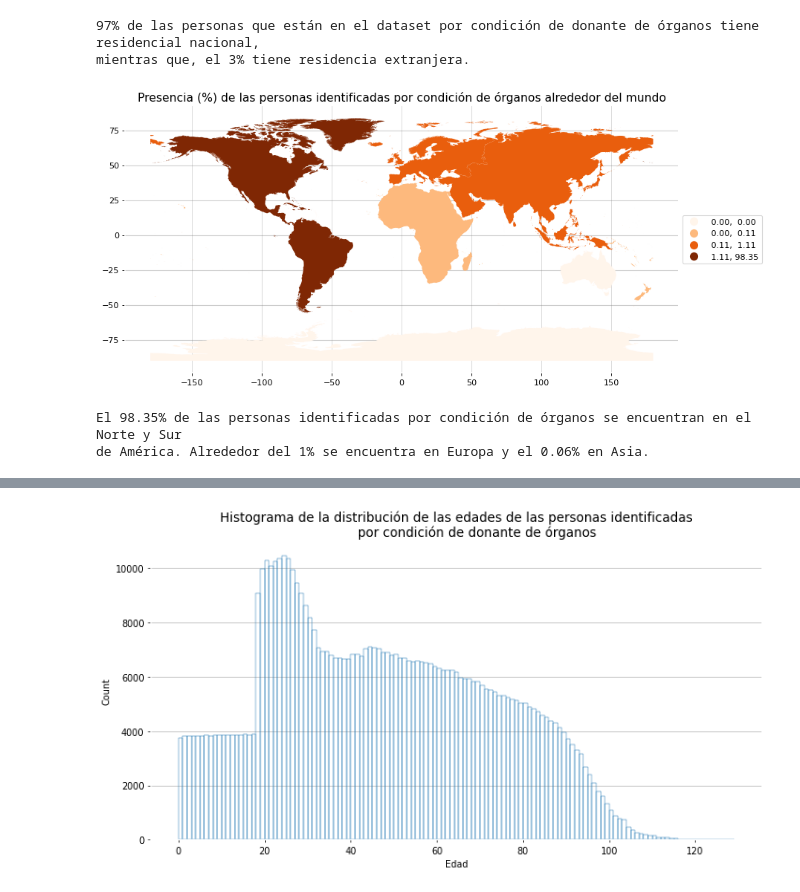
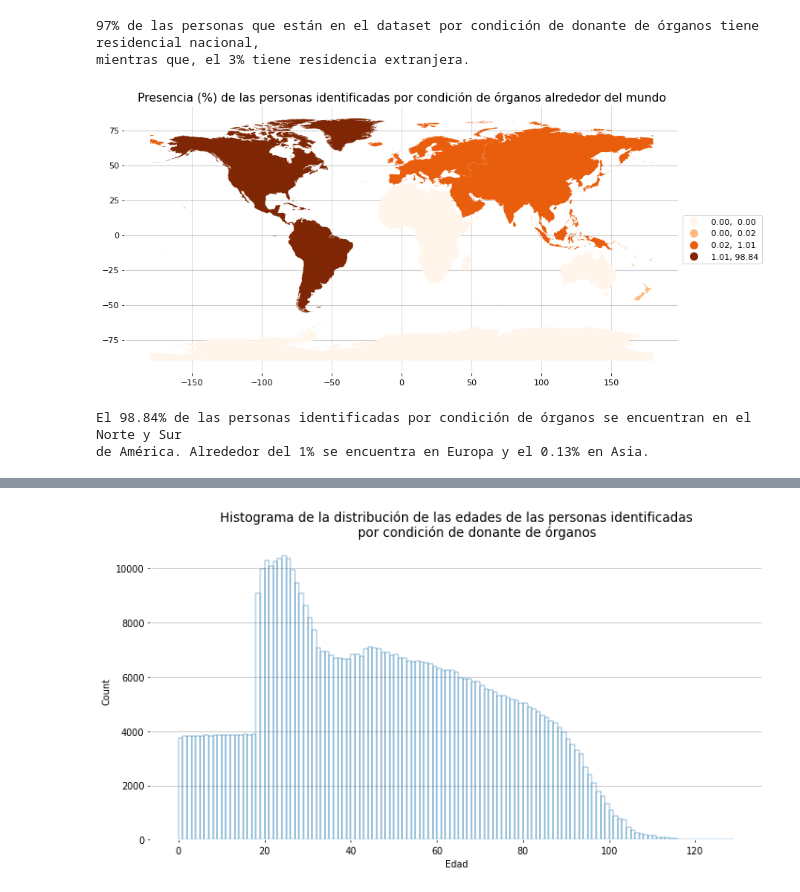
Before and after one commit to SebastianUrdaneguiBisalaya/Analisis-Donantes-RENIEC, a Jupyter notebook: analisis.ipynb, the cells around one changed output, grey strips where cells are left out. Drawn from its saved outputs; the diff is of its cells as text; code cells hidden in the pictures.

```diff
--- a/analisis.ipynb
+++ b/analisis.ipynb
@@ -170,11 +171,10 @@ mientras que, el 3% tiene residencia extranjera.''')
 97% de las personas que están en el dataset por condición de donante de órganos tiene residencial nacional,
 mientras que, el 3% tiene residencia extranjera.
 # %%
-df2 = pd.DataFrame(data.Continente.value_counts().apply(lambda x : round(x / data.Continente.count()*100,2))).reset_index()
-df2 = df2.append({'index':'South America','Continente':98.35}, ignore_index=True)
+df2 = pd.DataFrame(data.groupby("Continente")["Cantidad"].sum()).apply(lambda x : round(x / sum(data["Cantidad"])*100,2)).reset_index()
+df2 = df2.append({'Continente':'South America','Cantidad':98.84}, ignore_index=True)
 df2 = df2.rename(columns = {
-    'Continente':'%',
-    'index':'CONTINENT',
+    'Continente':'CONTINENT',
 })
 df2["CONTINENT"] = df2["CONTINENT"].replace({
     'América':'North America',
@@ -186,27 +186,27 @@ df2_world = pd.merge(world, df2, on = 'CONTINENT', how = 'left').fillna(0)
 # %%
 fig, ax = plt.subplots(figsize = (12,8), dpi = 80)
 colors = cm.get_cmap('Oranges')
-df2_world.plot(ax = ax, column = '%',scheme='QUANTILES', k=4,
+df2_world.plot(ax = ax, column = 'Cantidad',scheme='QUANTILES', k=4,
     cmap=colors,legend=True,legend_kwds={'loc': 'center left', 'bbox_to_anchor':(1,0.5)})
 ax.grid(which='major',alpha=0.5)
 for i in ['bottom', 'left']:
     ax.spines[i].set_color('white')
     ax.spines[i].set_linewidth(1.5)
 right_side = ax.spines["right"]
 right_side.set_visible(False)
 top_side = ax.spines["top"]
 top_side.set_visible(False)
 ax.set_axisbelow(True)
 ax.grid(color='gray', linewidth=1, axis='y', alpha=0.4)
 plt.title('Presencia (%) de las personas identificadas por condición de órganos alrededor del mundo',
           size = 14)
 plt.show()
 print('''
-El 98.35% de las personas identificadas por condición de órganos se encuentran en el Norte y Sur
-de América. Alrededor del 1% se encuentra en Europa y el 0.06% en Asia.''')
+El 98.84% de las personas identificadas por condición de órganos se encuentran en el Norte y Sur
+de América. Alrededor del 1% se encuentra en Europa y el 0.13% en Asia.''')
 # %% [output]
-[figure, old version]
+[figure, new version]
-El 98.35% de las personas identificadas por condición de órganos se encuentran en el Norte y Sur
-de América. Alrededor del 1% se encuentra en Europa y el 0.06% en Asia.
+El 98.84% de las personas identificadas por condición de órganos se encuentran en el Norte y Sur
+de América. Alrededor del 1% se encuentra en Europa y el 0.13% en Asia.
 # %%
 df3 = pd.DataFrame(data[(data["Continente"] == "América") & (data["Pais"] != "Perú")].groupby(['Pais']
```
Also changed, not shown: parts of 12 cells of this notebook.
